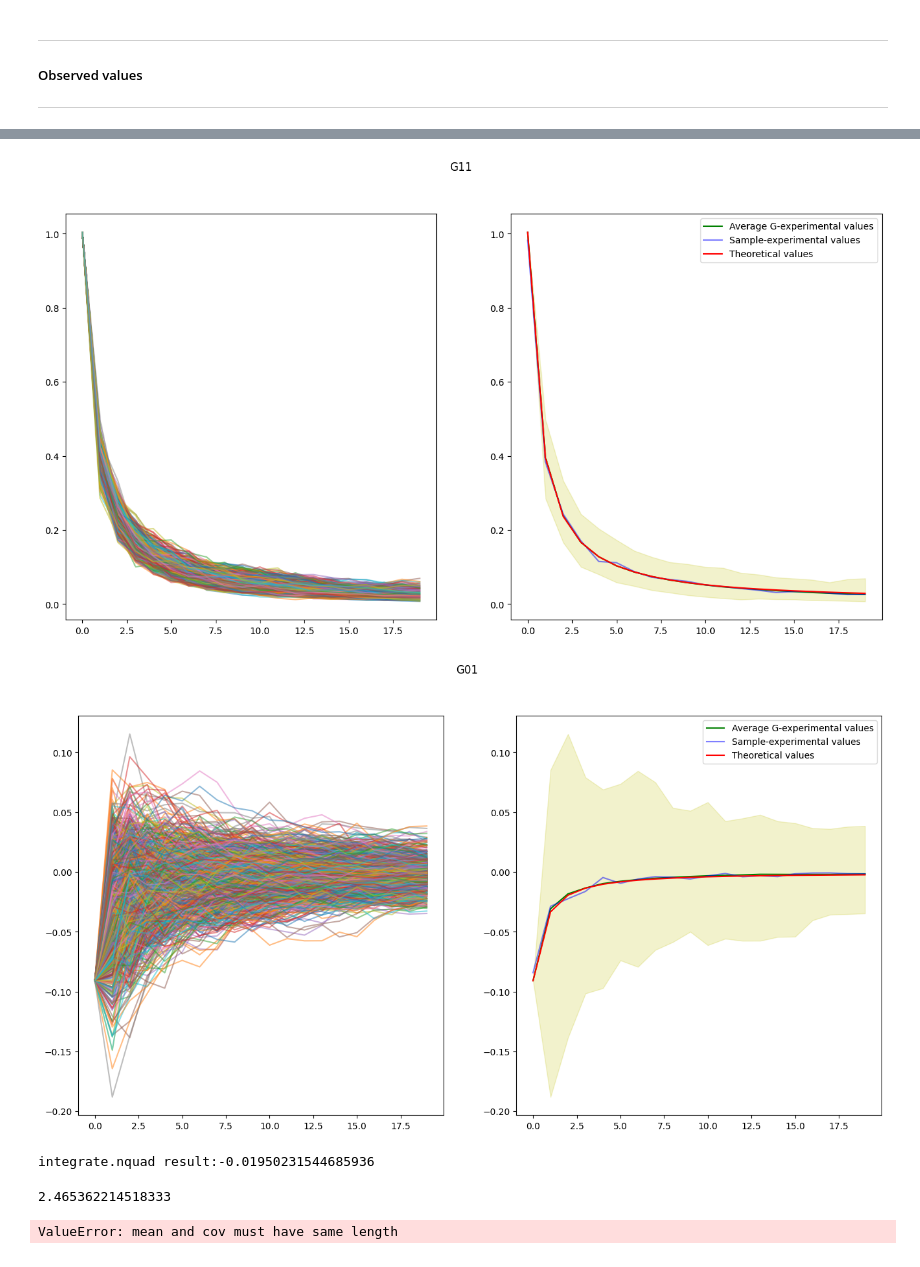
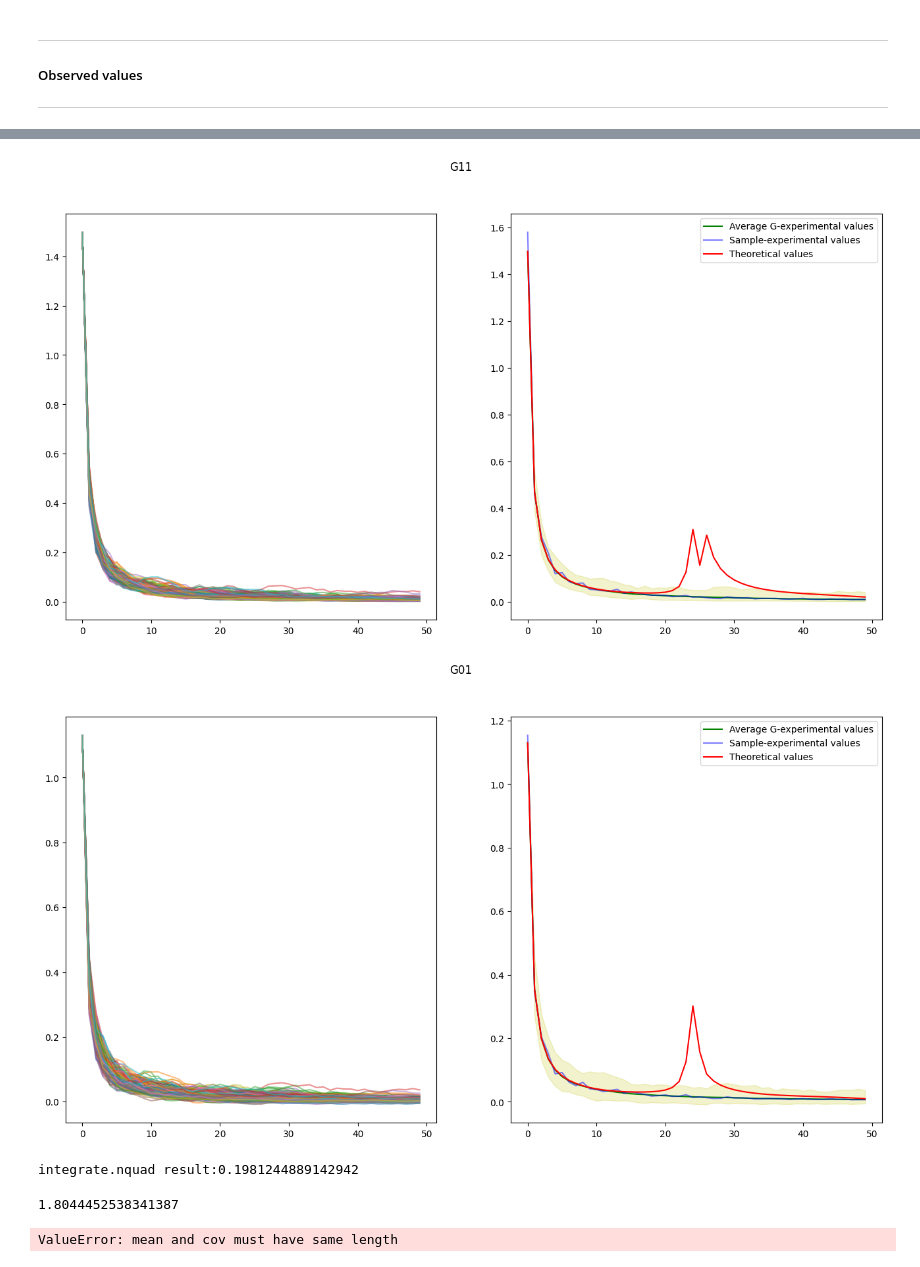
Before and after one commit to vkmbox/Ml-readinggroup, a Jupyter notebook: Roberts_Yaida/chapter5/init_distribution_recursion_ffn_tanh.ipynb, the cells around one changed output, grey strips where cells are left out. Saved outputs shown, nothing was run; the diff lists cells and outputs as text; code cells hidden in the pictures.

```diff
--- a/Roberts_Yaida/chapter5/init_distribution_recursion_ffn_tanh.ipynb
+++ b/Roberts_Yaida/chapter5/init_distribution_recursion_ffn_tanh.ipynb
@@ -48,15 +48,17 @@ Creating FFN, initialising trainset and variance coefficients:
     nl: # dimension of output layer
     ln: # number of layers
     nd: # number of points in train-set'''
-n0,nk,nl,ln=100,100,100,20
+n0,nk,nl,ln=100,100,100,50
 nd=2
 
 CONST_M1=2
 CONST_M2=2
 
-AA = 1/(np.sqrt(n0))*(np.eye(n0)/10+np.random.normal(size=(n0, n0)))
+#AA = np.random.normal(loc=0.0, scale=0.25, size=(n0, n0)).astype(np.float32)
+#1/(np.sqrt(n0))*(np.eye(n0)+np.random.normal(size=(n0, n0)))#np.eye(n0)/10+
 #print(AA)
-xx = np.dot(AA, np.random.normal(size=(n0, nd)).astype(np.float32))
+#xx = np.dot(AA,
+xx = np.random.lognormal(mean=0.0, sigma=1/2, size=(n0, nd)).astype(np.float32)
 #print(xx)
 print(np.cov(xx[:,0],xx[:,1]))
 #xxx = np.dot(AA, xx)
@@ -325,7 +327,7 @@ Calculation for for theoretical values finished
 ##### Observed values
 ***
 # %%
-experiments_number = 1000
+experiments_number = 200
 #Callback
 #To save each layer preactivation
 z0_records = []
@@ -381,5 +383,5 @@ FeedForwardNet created with n0=100, nk=100, nl=100, l=20, bias_on=False
 # %%
-fig, (ax1, ax2) = plt.subplots(1, 2, figsize=(25, 8))
+fig, (ax1, ax2) = plt.subplots(1, 2, figsize=(16, 8))
 
 for i, Gs in enumerate(G00_records):
     ax1.plot(Gs, alpha=0.5, label=f"experiment {i}")
@@ -407,6 +409,6 @@ Text(0.5, 0.98, 'G00')
 # %%
 if (nd > 1):
-    fig, (ax1, ax2) = plt.subplots(1, 2, figsize=(25, 8))
+    fig, (ax1, ax2) = plt.subplots(1, 2, figsize=(16, 8))
 
     for i, Gs in enumerate(G11_records):
         ax1.plot(Gs, alpha=0.5, label=f"experiment {i}")
@@ -431,35 +433,35 @@ if (nd > 1):
 else:
     print("G11 calculation skipped")
 # %% [output]
-[figure, old version]
+[figure, new version]
 # %%
 if (nd > 1):
-    fig, (ax1, ax2) = plt.subplots(1, 2, figsize=(25, 8))
+    fig, (ax1, ax2) = plt.subplots(1, 2, figsize=(16, 8))
 
     for i, Gs in enumerate(G01_records):
         ax1.plot(Gs, alpha=0.5, label=f"experiment {i}")
 
     G01_max = np.max(G01_records, axis=0)
     G01_min = np.min(G01_records, axis=0)
     G01_avg = np.average(G01_records, axis=0)
     cord_x = np.arange(0, len(G01_records[0]))
     G01_sample = []
     for xx in cord_x:
         G01_sample.append(np.cov(z0records[:,xx],z1records[:,xx])[0,1])
 
     ax2.plot(G01_avg, color='g', label=f"Average G-experimental values")
     #ax2.plot(G01_min, color='c', alpha=0.5, label=f"Min G-experimental values")
     #ax2.plot(G01_max, color='y', alpha=0.5, label=f"Max G-experimental values")
     ax2.plot(G01_sample, color='b', alpha=0.5, label=f"Sample-experimental values")
     ax2.plot(matrix_GG_bottom[:,0,1], color='r', label=f"Theoretical values")
     ax2.fill_between(x=cord_x, y1=G01_min, y2=G01_max, color='y', alpha=.2)
     ax2.legend()
 
     fig.suptitle("G01")
 else:
     print("G11 calculation skipped")
 # %% [output]
-[figure, old version]
+[figure, new version]
 # %%
 layer_zb = 1
 gg_bottom = matrix_gg_bottom[layer_zb]
@@ -468,11 +470,11 @@ GG_head = np.zeros((nd,nd))
 ggg = calc_GG_integral(layer_zb,0,1,GG_head,ZZ_g)
 print("integrate.nquad result:{}".format(ggg))
 # %% [output]
-integrate.nquad result:-0.01950231544685936
+integrate.nquad result:0.1981244889142942
 # %%
 ZZ_g
 # %% [output]
-2.465362214518333
+1.8044452538341387
 # %%
 pts = np.random.multivariate_normal([0, 0,0], gg_bottom, size=1000000)
 buff = [np.tanh(val[0])*np.tanh(val[1]) for val in pts]
```
Also changed, not shown: parts of 5 cells of this notebook.
